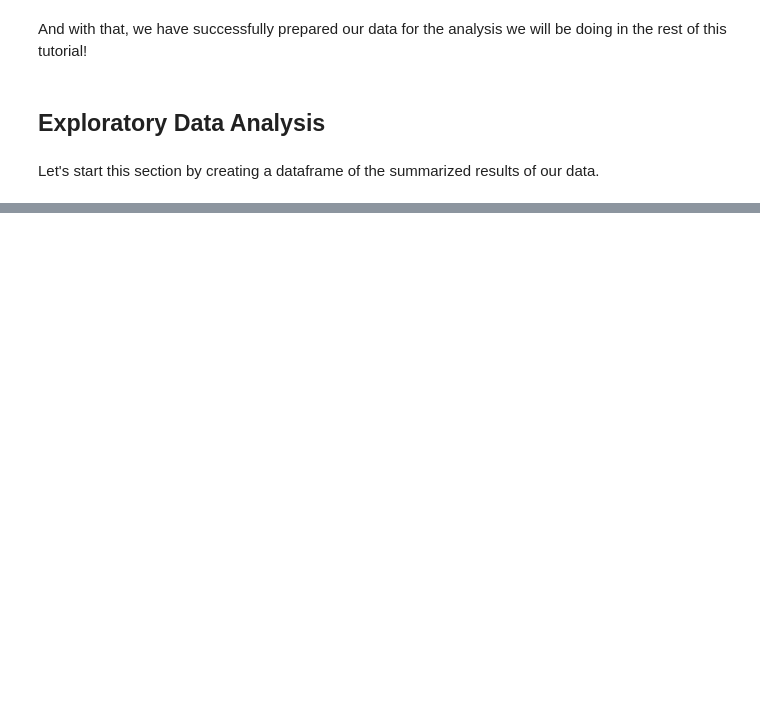
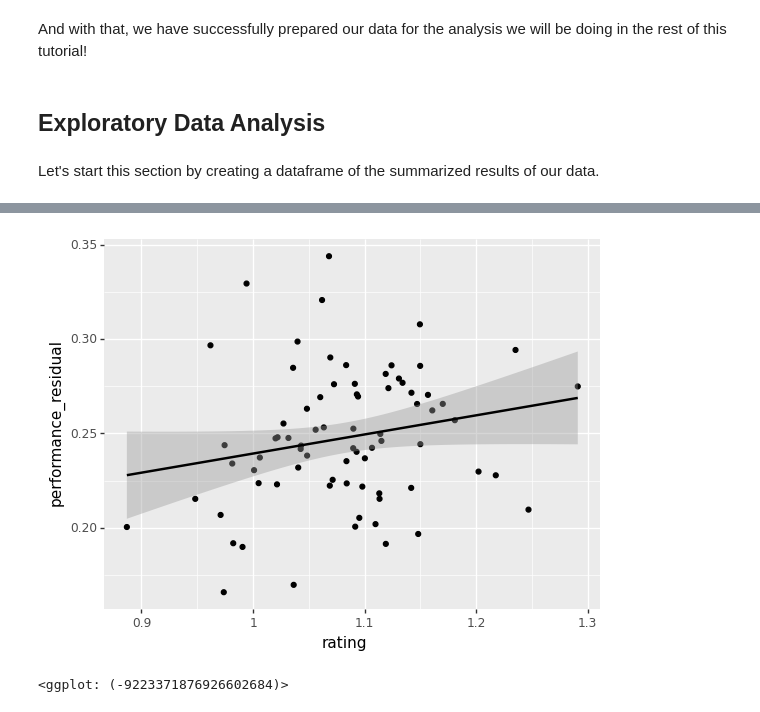
Before and after one commit to SphinxNumberNine/CS-GO-Data-Analysis, a Jupyter notebook: report.ipynb, the cells around one changed output, grey strips where cells are left out. Cells and saved outputs as stored; diff of their text form; code cells hidden in the pictures; blank space fills up the shorter version.

```diff
--- a/report.ipynb
+++ b/report.ipynb
@@ -454,0 +515,7 @@ With that out of the way, we are free to start graphing some of our findings so
+# %%
+(ggplot(averages, aes(x="rating", y="performance_residual"))
+    + geom_point()
+    + geom_smooth(method="lm"))
+# %% [output]
+[figure, added]
+<ggplot: (-9223371876926602684)>
```
Also changed, not shown: parts of 46 cells of this notebook, 1 other file.
